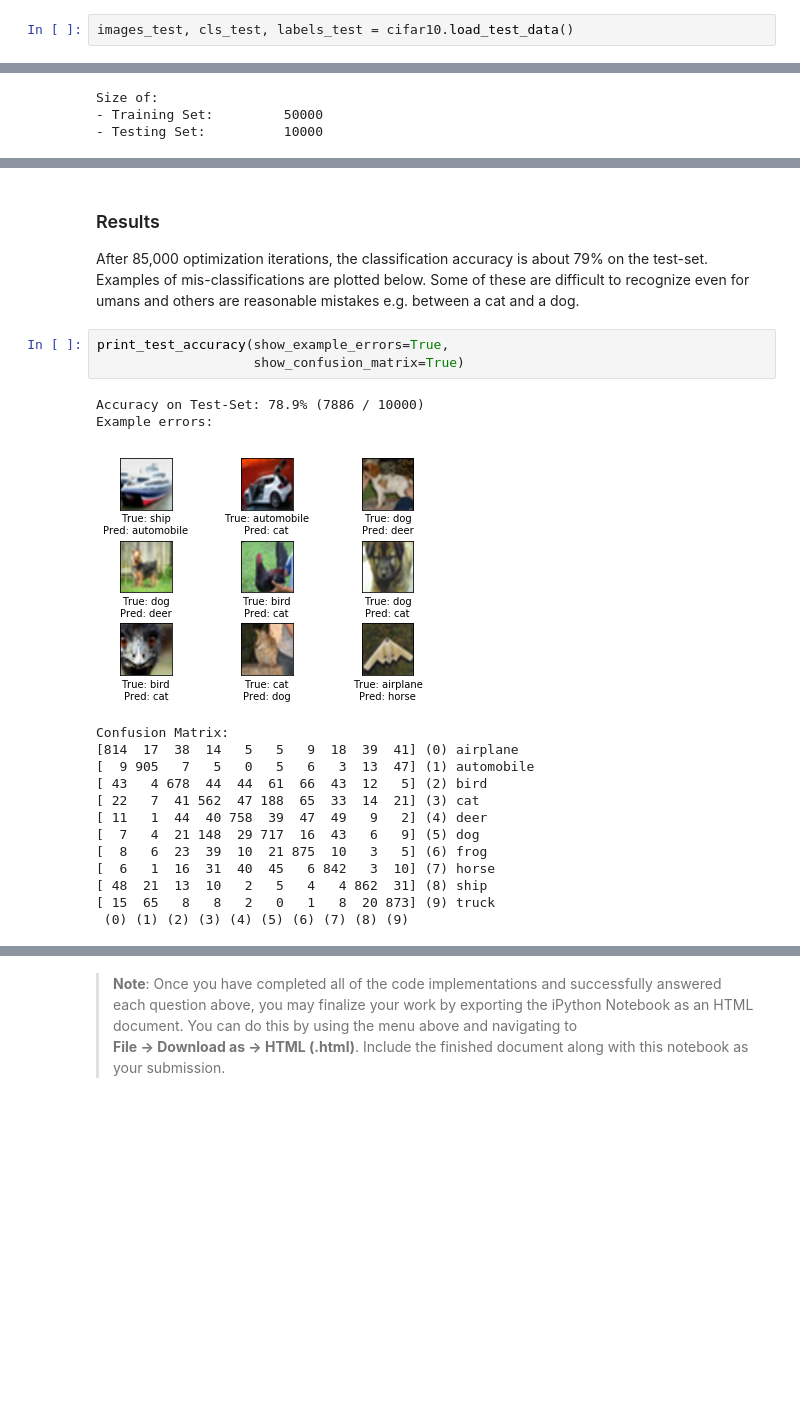
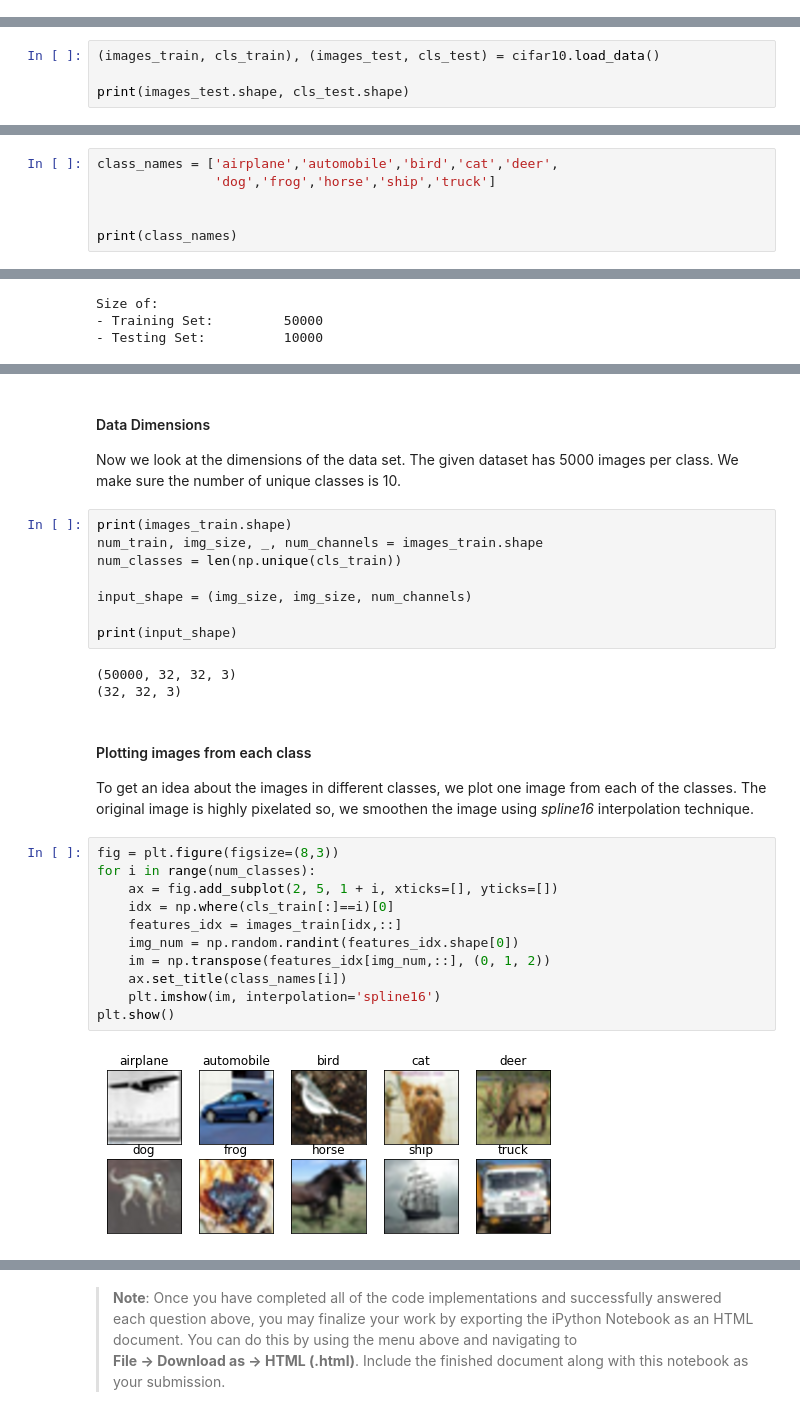
Before and after one commit to rachitagrawal/ObjectClassification, a Jupyter notebook: ObjectClassification.ipynb, the cells around one changed output, grey strips where cells are left out. Cells and saved outputs as stored; diff of their text form; blank space fills up the shorter version.

```diff
--- a/ObjectClassification.ipynb
+++ b/ObjectClassification.ipynb
@@ -52,2 +37,0 @@ Loading the test set. Similar to training set, it returns images, class number a
-# %%
-images_test, cls_test, labels_test = cifar10.load_test_data()
@@ -55,0 +40,4 @@ Loading data: ./data/cifar-10-batches-py/test_batch
+# %%
+(images_train, cls_train), (images_test, cls_test) = cifar10.load_data()
+
+print(images_test.shape, cls_test.shape)
@@ -55,0 +48,6 @@ Loading data: ./data/cifar-10-batches-py/test_batch
+# %%
+class_names = ['airplane','automobile','bird','cat','deer',
+               'dog','frog','horse','ship','truck']
+
+
+print(class_names)
@@ -499,23 +66,32 @@ if False:
-# %% [markdown]
-### Results
-
-After 85,000 optimization iterations, the classification accuracy is about 79% on the test-set. Examples of mis-classifications are plotted below. Some of these are difficult to recognize even for umans and others are reasonable mistakes e.g. between a cat and a dog.
-# %%
-print_test_accuracy(show_example_errors=True,
-                    show_confusion_matrix=True)
-# %% [output]
-Accuracy on Test-Set: 78.9% (7886 / 10000)
-Example errors:
-[figure, removed]
-Confusion Matrix:
-[814  17  38  14   5   5   9  18  39  41] (0) airplane
-[  9 905   7   5   0   5   6   3  13  47] (1) automobile
-[ 43   4 678  44  44  61  66  43  12   5] (2) bird
-[ 22   7  41 562  47 188  65  33  14  21] (3) cat
-[ 11   1  44  40 758  39  47  49   9   2] (4) deer
-[  7   4  21 148  29 717  16  43   6   9] (5) dog
-[  8   6  23  39  10  21 875  10   3   5] (6) frog
-[  6   1  16  31  40  45   6 842   3  10] (7) horse
-[ 48  21  13  10   2   5   4   4 862  31] (8) ship
-[ 15  65   8   8   2   0   1   8  20 873] (9) truck
- (0) (1) (2) (3) (4) (5) (6) (7) (8) (9)
+# %% [markdown]
+#### Data Dimensions
+
+Now we look at the dimensions of the data set. The given dataset has 5000 images per class. We make sure the number of unique classes is 10.
+# %%
+print(images_train.shape)
+num_train, img_size, _, num_channels = images_train.shape
+num_classes = len(np.unique(cls_train))
+
+input_shape = (img_size, img_size, num_channels)
+
+print(input_shape)
+# %% [output]
+(50000, 32, 32, 3)
+(32, 32, 3)
+# %% [markdown]
+#### Plotting images from each class
+
+To get an idea about the images in different classes, we plot one image from each of the classes. The original image is highly pixelated so, we smoothen the image using *spline16* interpolation technique.
+# %%
+fig = plt.figure(figsize=(8,3))
+for i in range(num_classes):
+    ax = fig.add_subplot(2, 5, 1 + i, xticks=[], yticks=[])
+    idx = np.where(cls_train[:]==i)[0]
+    features_idx = images_train[idx,::]
+    img_num = np.random.randint(features_idx.shape[0])
+    im = np.transpose(features_idx[img_num,::], (0, 1, 2))
+    ax.set_title(class_names[i])
+    plt.imshow(im, interpolation='spline16')
+plt.show()
+# %% [output]
+[figure, added]
```
Also changed, not shown: parts of 86 cells of this notebook, 9 other files.
